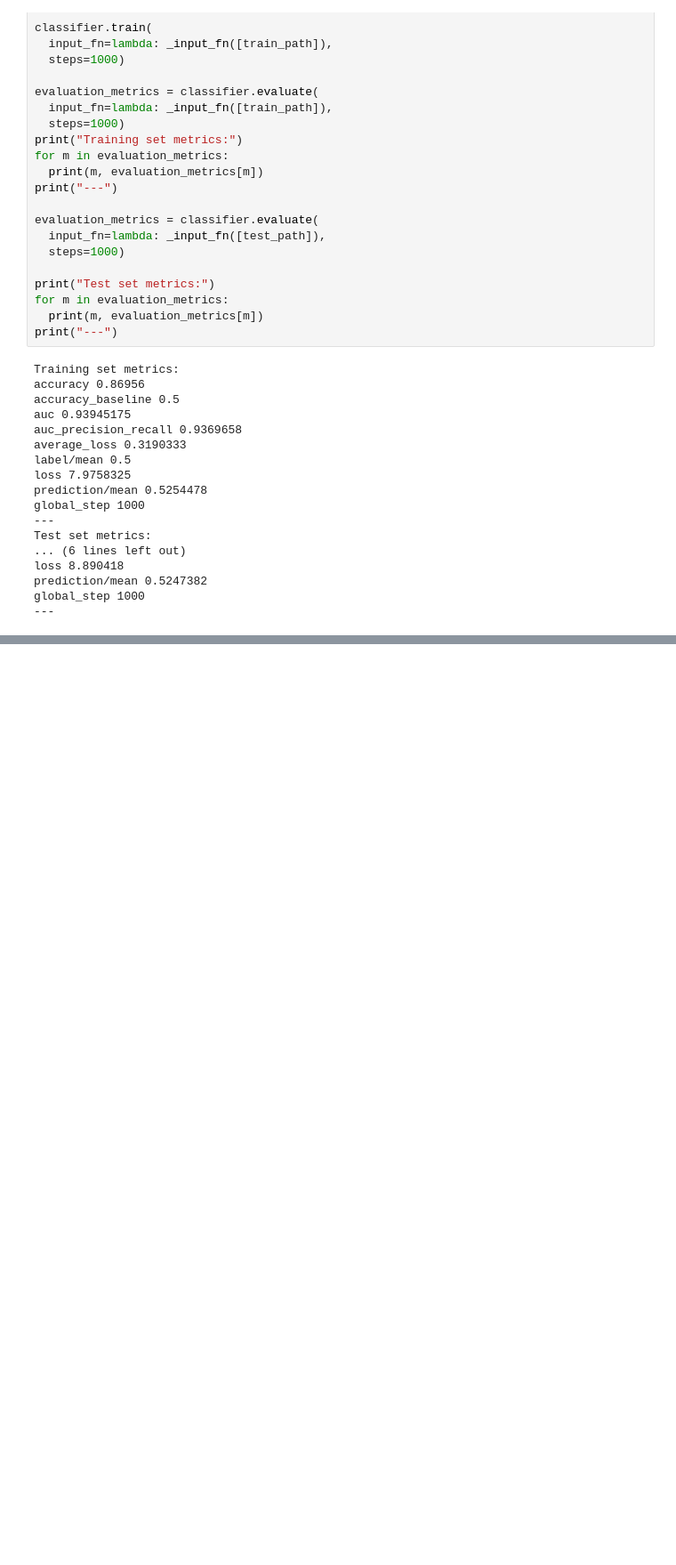
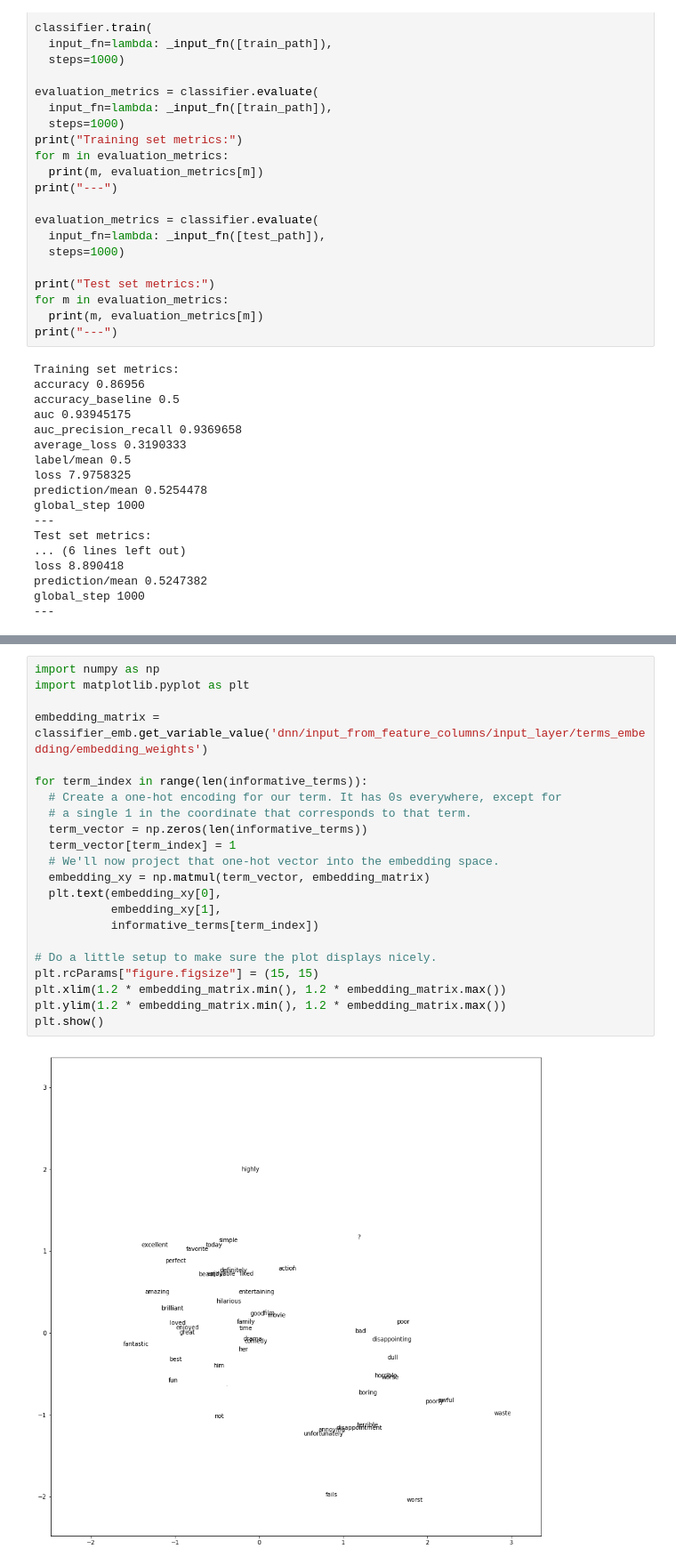
Before and after one commit to frolovconst/crash_course, a Jupyter notebook: embeddings/embeddings.ipynb, the cells around one changed output, grey strips where cells are left out. Shown at 89% size. Drawn from its saved outputs; the diff is of its cells as text; blank space fills up the shorter version.

```diff
--- a/embeddings/embeddings.ipynb
+++ b/embeddings/embeddings.ipynb
@@ -534,0 +853,24 @@ global_step 1000
+# %%
+import numpy as np
+import matplotlib.pyplot as plt
+
+embedding_matrix = classifier_emb.get_variable_value('dnn/input_from_feature_columns/input_layer/terms_embedding/embedding_weights')
+
+for term_index in range(len(informative_terms)):
+  # Create a one-hot encoding for our term. It has 0s everywhere, except for
+  # a single 1 in the coordinate that corresponds to that term.
+  term_vector = np.zeros(len(informative_terms))
+  term_vector[term_index] = 1
+  # We'll now project that one-hot vector into the embedding space.
+  embedding_xy = np.matmul(term_vector, embedding_matrix)
+  plt.text(embedding_xy[0],
+           embedding_xy[1],
+           informative_terms[term_index])
+
+# Do a little setup to make sure the plot displays nicely.
+plt.rcParams["figure.figsize"] = (15, 15)
+plt.xlim(1.2 * embedding_matrix.min(), 1.2 * embedding_matrix.max())
+plt.ylim(1.2 * embedding_matrix.min(), 1.2 * embedding_matrix.max())
+plt.show()
+# %% [output]
+[figure, added]
```
Also changed, not shown: parts of 14 cells of this notebook, 1 other file.
